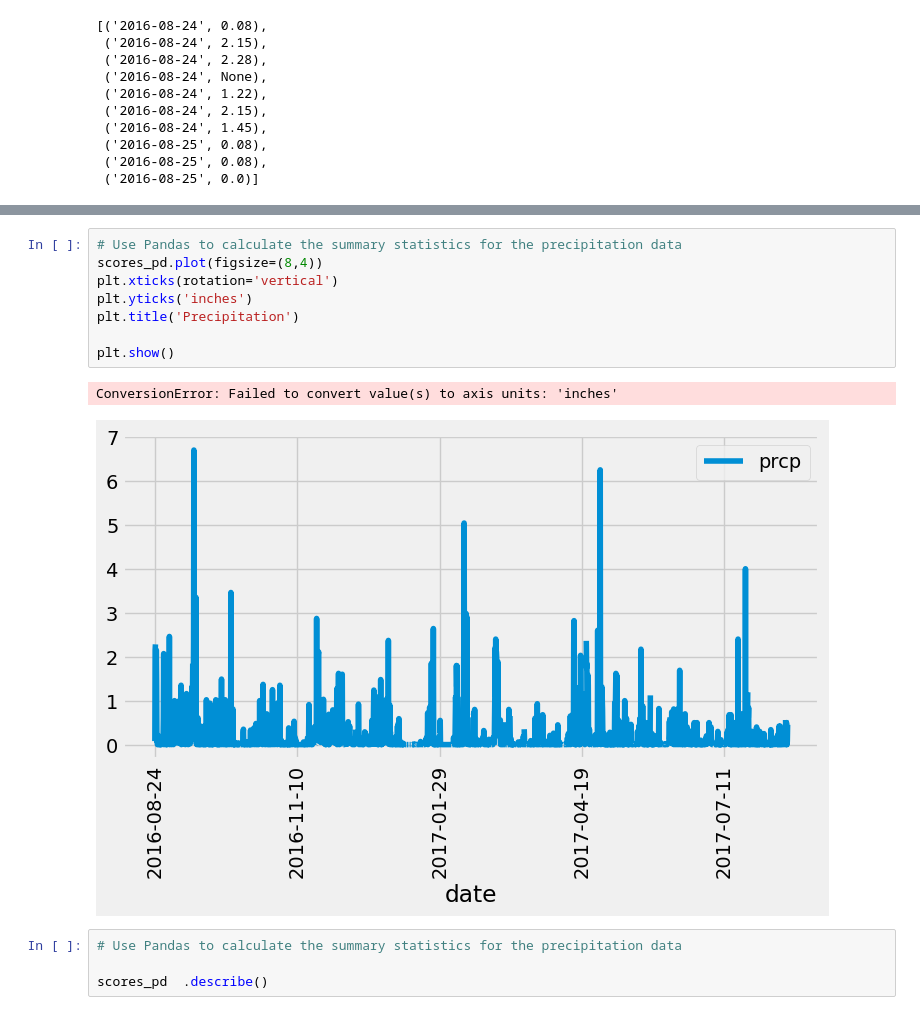
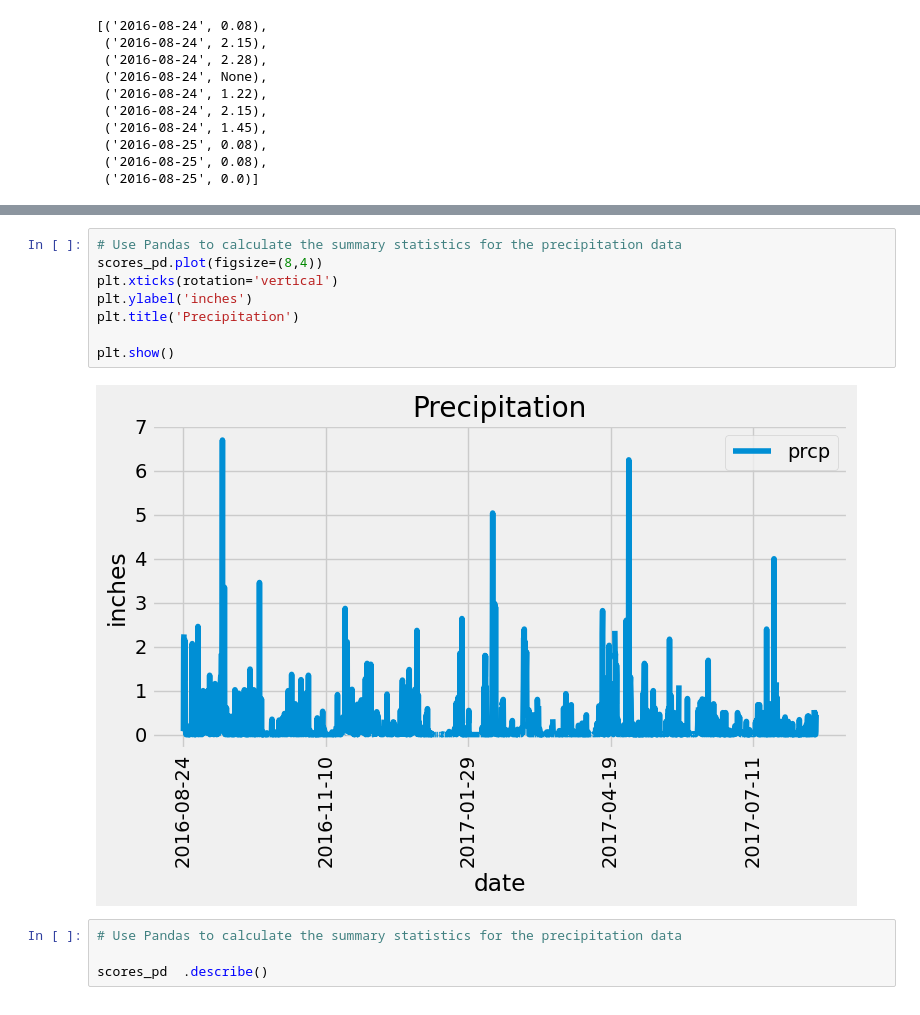
Before and after one commit to cindyreynoso/SQL-alchemy-challenge, a Jupyter notebook: SurfsUp/Resources/climate_final.ipynb, the cells around one changed output, grey strips where cells are left out. Saved outputs shown, nothing was run; the diff lists cells and outputs as text.

```diff
--- a/SurfsUp/Resources/climate_final.ipynb
+++ b/SurfsUp/Resources/climate_final.ipynb
@@ -93,14 +93,13 @@ date
 # %%
 # Use Pandas to calculate the summary statistics for the precipitation data
 scores_pd.plot(figsize=(8,4))
 plt.xticks(rotation='vertical')
-plt.yticks('inches')
+plt.ylabel('inches')
 plt.title('Precipitation')
 
 plt.show()
 # %% [output]
-ConversionError: Failed to convert value(s) to axis units: 'inches'
-[figure, old version]
+[figure, new version]
 # %%
 # Use Pandas to calculate the summary statistics for the precipitation data
 
```
Also changed, not shown: parts of 2 cells of this notebook, 1 other file.
